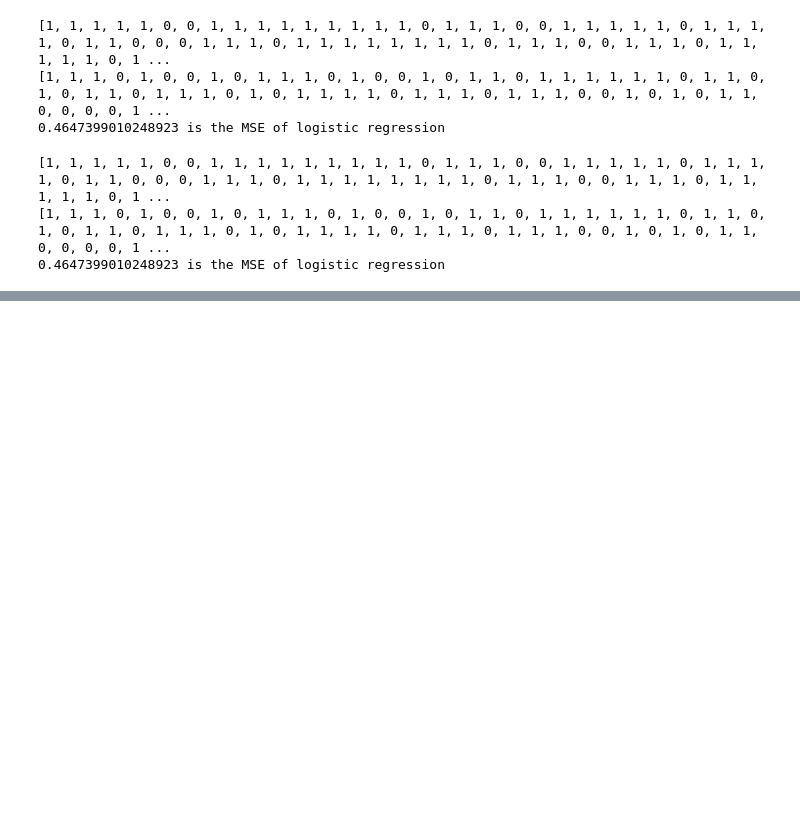
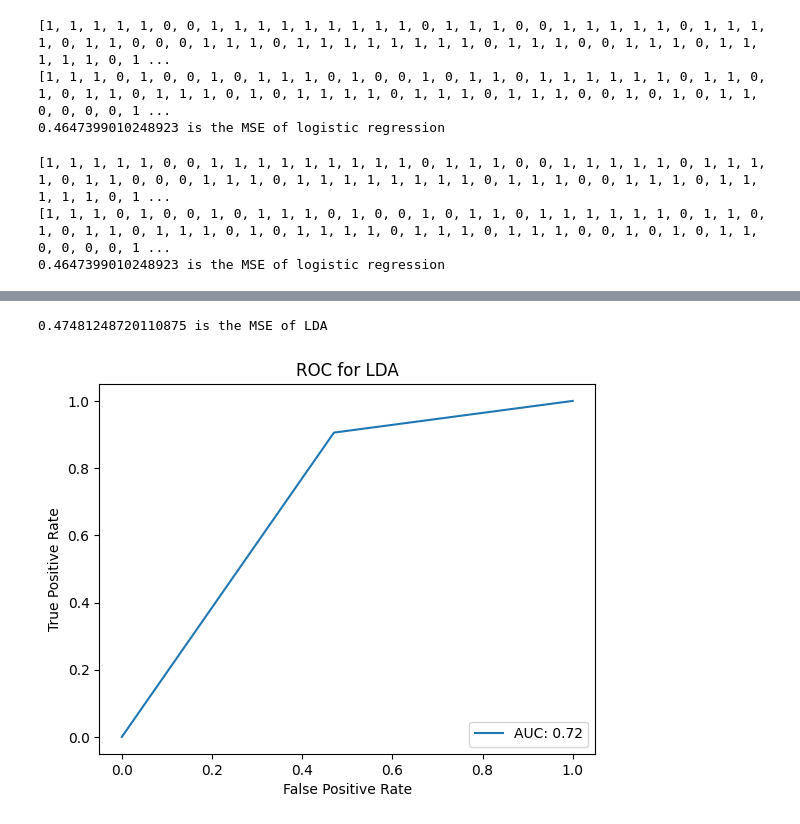
Before and after one commit to AlphauroraE/ML_Forensic_Data, a Jupyter notebook: HW5.ipynb, the cells around one changed output, grey strips where cells are left out. Cells and saved outputs as stored; diff of their text form; code cells hidden in the pictures; blank space fills up the shorter version.

Commit message:
Implemented LDA for Magic dataset, starting kNN with CV

```diff
--- a/HW5.ipynb
+++ b/HW5.ipynb
@@ -391,0 +473,7 @@ makeROC(m_logReg_yhat_numRep,m_resp_test_numRep, "Logistic Regression")
+# %%
+from sklearn.discriminant_analysis import LinearDiscriminantAnalysis
+np.random.seed(1)
+
+m_lda = LinearDiscriminantAnalysis().fit(m_feat_train, m_resp_train)
+m_lda_yhat = m_lda.predict(m_feat_test)
+print(m_lda_yhat)
@@ -391,0 +509,8 @@ makeROC(m_logReg_yhat_numRep,m_resp_test_numRep, "Logistic Regression")
+# %%
+m_lda_yhat_numRep, m_resp_test_numRep = findMagicMSE(m_lda_yhat,m_resp_test,"LDA")
+# %% [output]
+0.47481248720110875 is the MSE of LDA
+# %%
+makeROC(m_lda_yhat_numRep,m_resp_test_numRep, "LDA")
+# %% [output]
+[figure, added]
```
Also changed, not shown: parts of 17 cells of this notebook.
